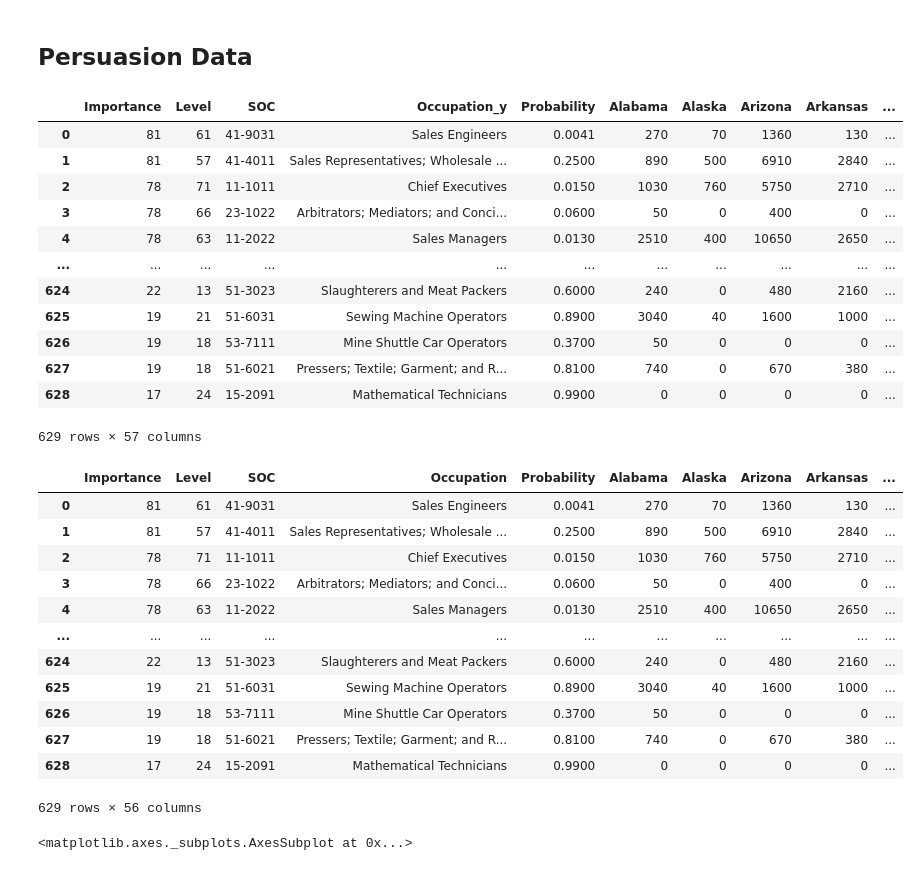
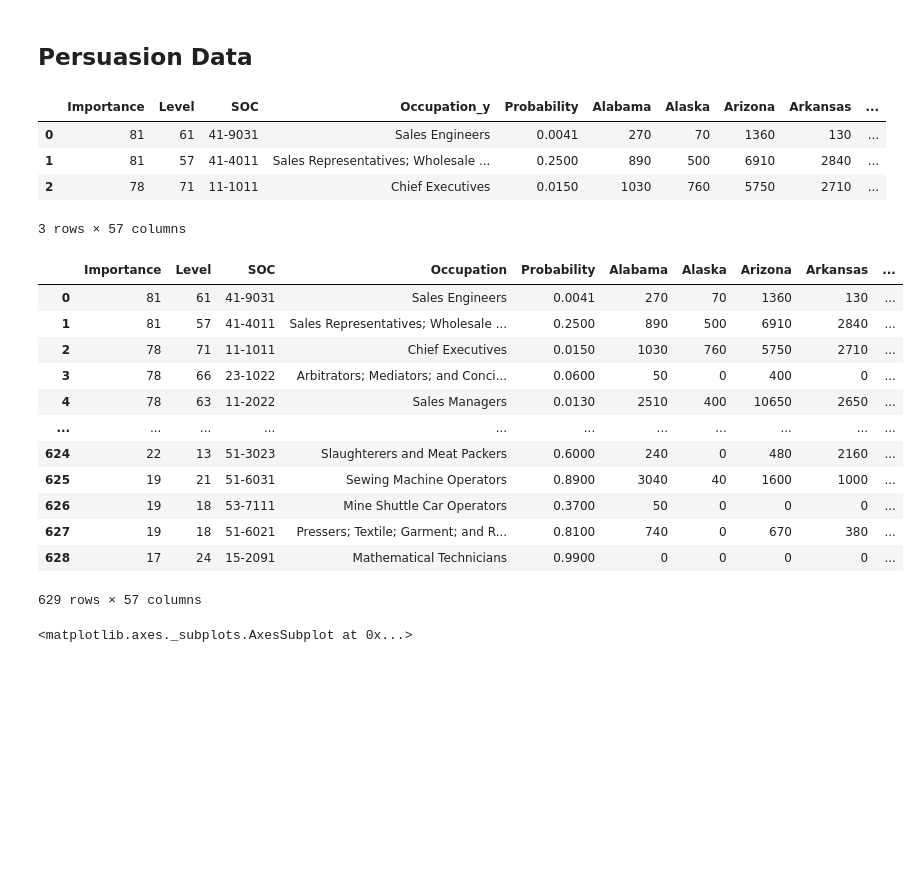
Before and after one commit to COGS108/group11_sp20, a Jupyter notebook: eda/HannahAnalysis.ipynb, the cells around one changed output. Saved outputs shown, nothing was run; the diff lists cells and outputs as text; code cells hidden in the pictures; blank space fills up the shorter version.

```diff
--- a/eda/HannahAnalysis.ipynb
+++ b/eda/HannahAnalysis.ipynb
@@ -6,8 +6,8 @@ import seaborn as sns
 # %% [markdown]
 <H2> Originality Data </H2>
 # %%
-df = pd.read_csv('Originality.csv')
-automation = pd.read_csv('raw_state_automation_data.csv', encoding='cp1252')
+df = pd.read_csv('../datasets/Originality.csv')
+automation = pd.read_csv('../datasets/raw_state_automation_data.csv', encoding='cp1252')
 
 df
 df['SOC'] = df['Code'].astype(str).replace('\.00', '', regex=True)
@@ -68,35 +68,27 @@ sns.distplot(merged_df['Importance'][merged_df['Probability'].notnull()],hist=Tr
 # %% [markdown]
 <H2>Persuasion Data</H2>
 # %%
-df2 = pd.read_csv('Persuasion.csv')
-automation2 = pd.read_csv('raw_state_automation_data.csv', encoding='cp1252')
+df2 = pd.read_csv('../datasets/Persuasion.csv')
+automation2 = pd.read_csv('../datasets/raw_state_automation_data.csv', encoding='cp1252')
 
 df2
 df2['SOC'] = df2['Code'].astype(str).replace('\.00', '', regex=True)
 automation2
 
 merged_df2 = pd.merge(left=df2, right=automation2, left_on='SOC', right_on='SOC')
 merged_df2.sort_values(by=['SOC'])
 merged_df2.drop(['Code', 'Occupation_x'], axis=1, inplace=True)
 
 #Adding data
 
 merged_df2['Persuasion_Importance']= merged_df['Importance']
-merged_df2
+merged_df2.head(3)
 # %% [output]
 |  | Importance | Level | SOC | Occupation_y | Probability | Alabama | Alaska | Arizona | Arkansas | ... |
 | 0 | 81 | 61 | 41-9031 | Sales Engineers | 0.0041 | 270 | 70 | 1360 | 130 | ... |
 | 1 | 81 | 57 | 41-4011 | Sales Representatives; Wholesale ... | 0.2500 | 890 | 500 | 6910 | 2840 | ... |
 | 2 | 78 | 71 | 11-1011 | Chief Executives | 0.0150 | 1030 | 760 | 5750 | 2710 | ... |
-| 3 | 78 | 66 | 23-1022 | Arbitrators; Mediators; and Conci... | 0.0600 | 50 | 0 | 400 | 0 | ... |
-| 4 | 78 | 63 | 11-2022 | Sales Managers | 0.0130 | 2510 | 400 | 10650 | 2650 | ... |
-| ... | ... | ... | ... | ... | ... | ... | ... | ... | ... | ... |
-| 624 | 22 | 13 | 51-3023 | Slaughterers and Meat Packers | 0.6000 | 240 | 0 | 480 | 2160 | ... |
-| 625 | 19 | 21 | 51-6031 | Sewing Machine Operators | 0.8900 | 3040 | 40 | 1600 | 1000 | ... |
-| 626 | 19 | 18 | 53-7111 | Mine Shuttle Car Operators | 0.3700 | 50 | 0 | 0 | 0 | ... |
-| 627 | 19 | 18 | 51-6021 | Pressers; Textile; Garment; and R... | 0.8100 | 740 | 0 | 670 | 380 | ... |
-| 628 | 17 | 24 | 15-2091 | Mathematical Technicians | 0.9900 | 0 | 0 | 0 | 0 | ... |
-629 rows × 57 columns
+3 rows × 57 columns
 # %%
 merged_df2.isnull().sum()
 
@@ -115,7 +107,7 @@ merged_df2
 | 626 | 19 | 18 | 53-7111 | Mine Shuttle Car Operators | 0.3700 | 50 | 0 | 0 | 0 | ... |
 | 627 | 19 | 18 | 51-6021 | Pressers; Textile; Garment; and R... | 0.8100 | 740 | 0 | 670 | 380 | ... |
 | 628 | 17 | 24 | 15-2091 | Mathematical Technicians | 0.9900 | 0 | 0 | 0 | 0 | ... |
-629 rows × 56 columns
+629 rows × 57 columns
 # %%
 #merged_df2.plot.scatter('Probability', 'Importance')
 sns.distplot(merged_df2['Importance'][merged_df['Probability'].notnull()],hist=True)
```
Also changed, not shown: parts of 6 cells of this notebook.
